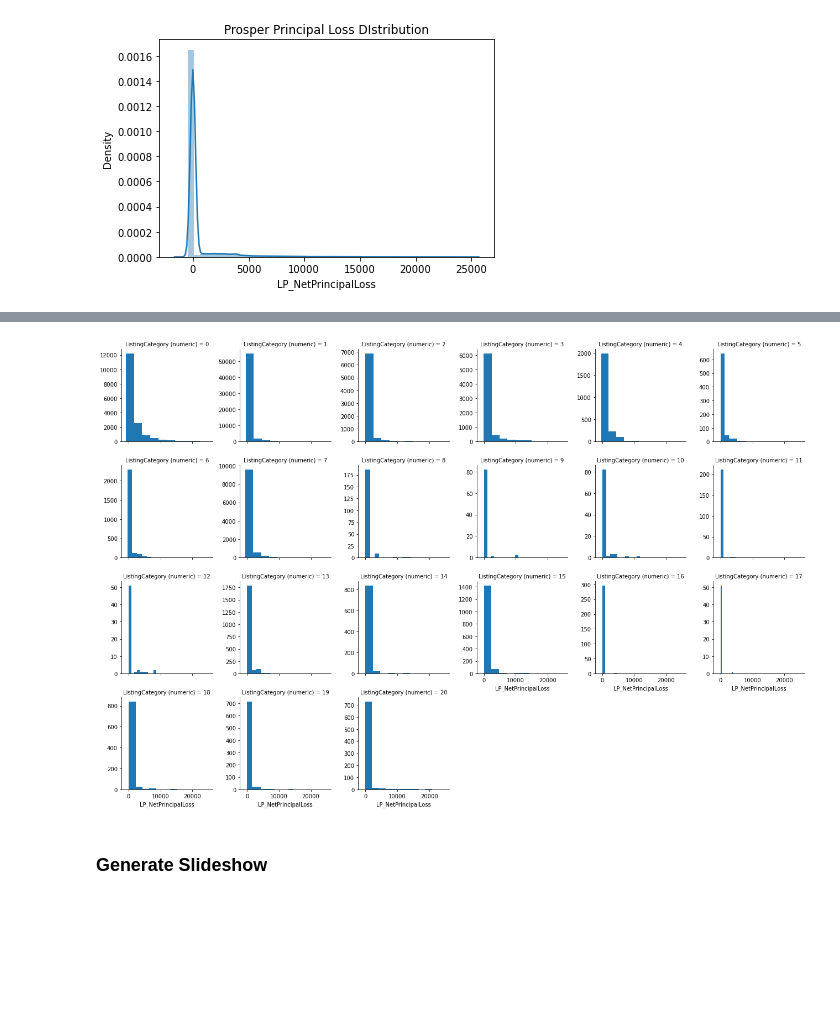
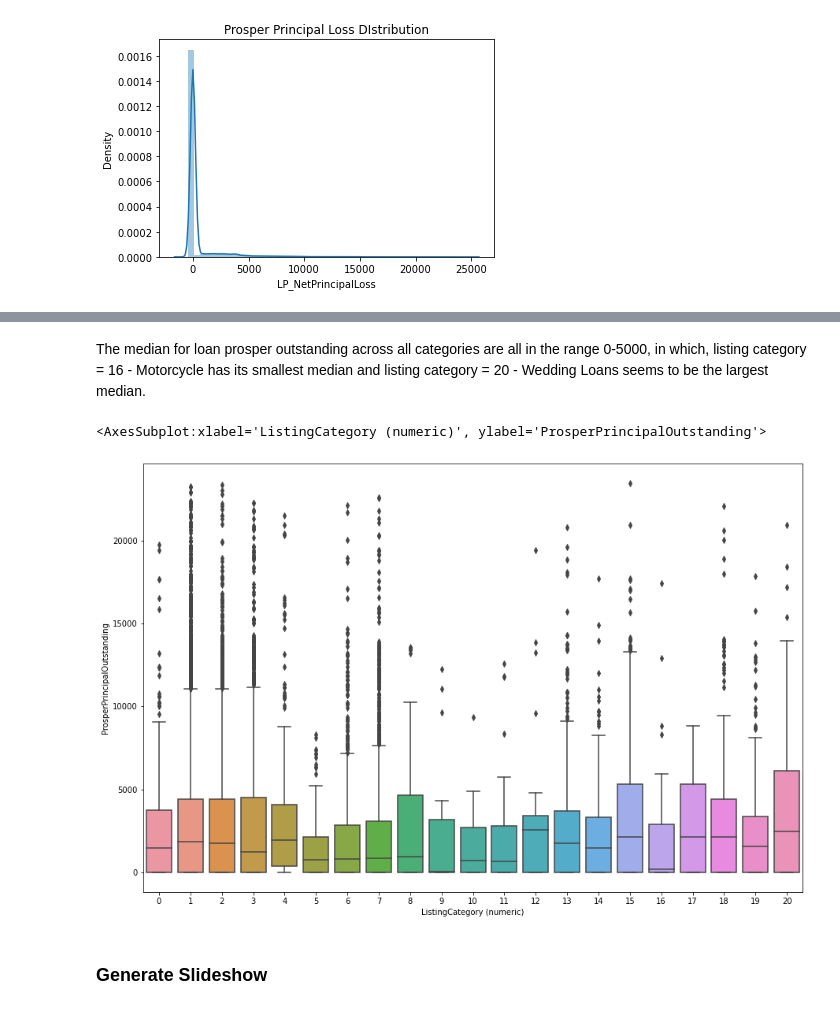
Before and after one commit to minhtutruong712/Loan-Prosper_Data-Visualization, a Jupyter notebook: Part_II_slide_deck_template.ipynb, the cells around one changed output, grey strips where cells are left out. Drawn from its saved outputs; the diff is of its cells as text; code cells hidden in the pictures; blank space fills up the shorter version.

```diff
--- a/Part_II_slide_deck_template.ipynb
+++ b/Part_II_slide_deck_template.ipynb
@@ -76,8 +84,11 @@ g.map(plt.hist, 'ProsperPrincipalOutstanding');
-# %%
-g = sb.FacetGrid(data = data, col = 'ListingCategory (numeric)', col_wrap=6, sharey=False)
-g.map(plt.hist, 'LP_NetPrincipalLoss');
-# %% [output]
-[figure, removed]
+# %% [markdown]
+The median for loan prosper outstanding across all categories are all in the range 0-5000, in which, listing category = 16 - Motorcycle has its smallest median and listing category = 20 - Wedding Loans seems to be the largest median.
+# %%
+plt.figure(figsize=(15,10))
+sb.boxplot(data=data, x='ListingCategory (numeric)', y='ProsperPrincipalOutstanding')
+# %% [output]
+<AxesSubplot:xlabel='ListingCategory (numeric)', ylabel='ProsperPrincipalOutstanding'>
+[figure, added]
 # %% [markdown]
 ### Generate Slideshow
 # %%
```
Also changed, not shown: parts of 10 cells of this notebook, 5 other files.
